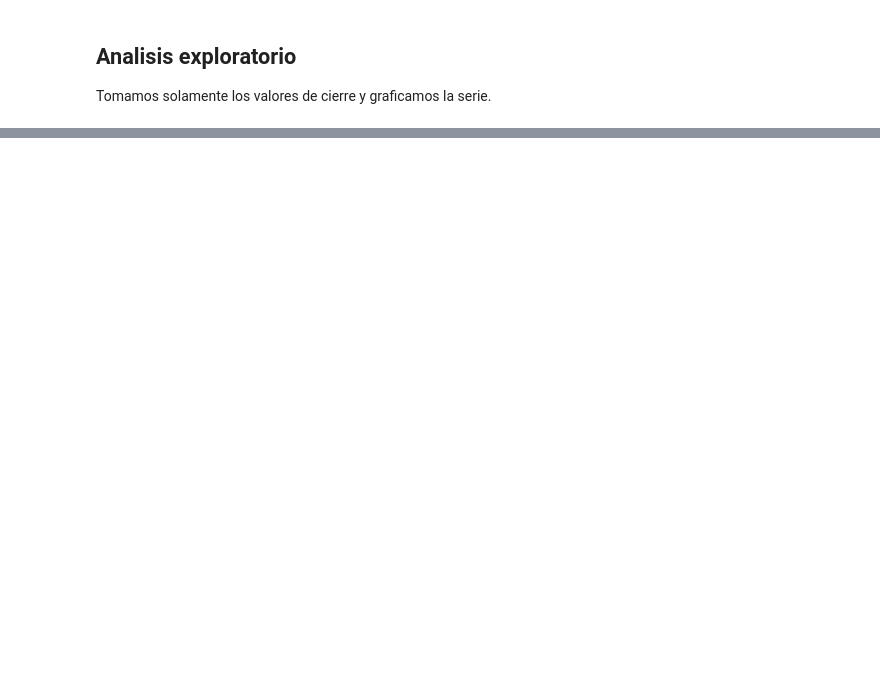
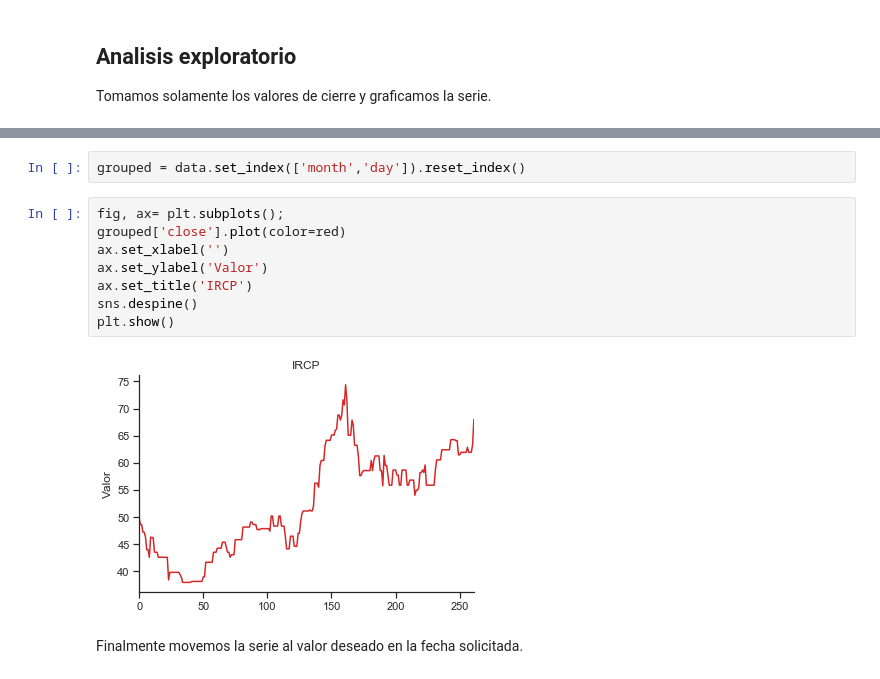
Before and after one commit to manquius/seriesTemporalesOptativa, a Jupyter notebook: Lab 1 Alternativo.ipynb, the cells around one changed output, grey strips where cells are left out. Drawn from its saved outputs; the diff is of its cells as text; blank space fills up the shorter version.

```diff
--- a/Lab 1 Alternativo.ipynb
+++ b/Lab 1 Alternativo.ipynb
@@ -80,0 +78,14 @@ plt.show()
+# %%
+grouped = data.set_index(['month','day']).reset_index()
+# %%
+fig, ax= plt.subplots();
+grouped['close'].plot(color=red)
+ax.set_xlabel('')
+ax.set_ylabel('Valor')
+ax.set_title('IRCP')
+sns.despine()
+plt.show()
+# %% [output]
+[figure, added]
+# %% [markdown]
+Finalmente movemos la serie al valor deseado en la fecha solicitada.
```
Also changed, not shown: parts of 3 cells of this notebook.
